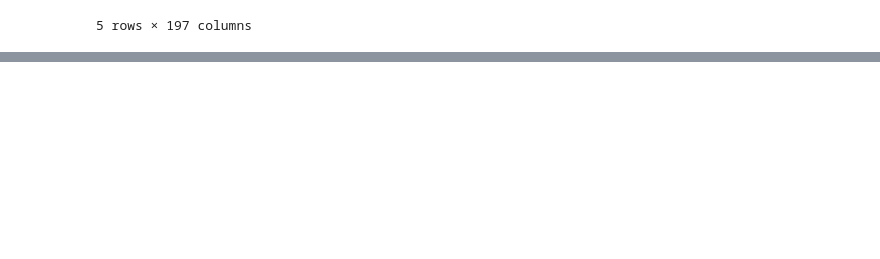
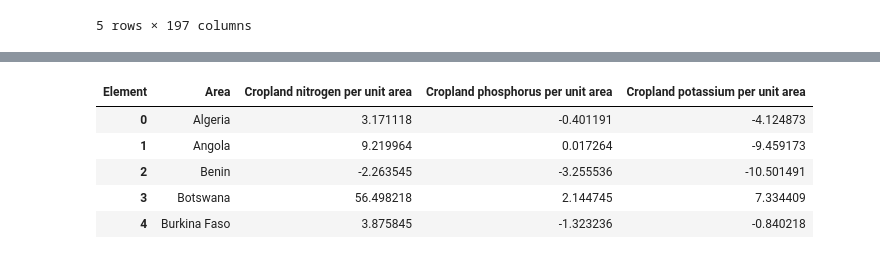
Before and after one commit to lucknera/projekt_interdyscyplinarny, a Jupyter notebook: models/olek-fe.ipynb, the cells around one changed output, grey strips where cells are left out. Saved outputs shown, nothing was run; the diff lists cells and outputs as text; code cells hidden in the pictures; blank space fills up the shorter version.

```diff
--- a/models/olek-fe.ipynb
+++ b/models/olek-fe.ipynb
@@ -131,0 +155,10 @@ nutrients.groupby("Item").count()
+# %%
+nutrients_pivot = summary.pivot(index='Area', columns = 'Element', values = 'mean').reset_index()
+nutrients_pivot.head()
+# %% [output]
+| Element | Area | Cropland nitrogen per unit area | Cropland phosphorus per unit area | Cropland potassium per unit area |
+| 0 | Algeria | 3.171118 | -0.401191 | -4.124873 |
+| 1 | Angola | 9.219964 | 0.017264 | -9.459173 |
+| 2 | Benin | -2.263545 | -3.255536 | -10.501491 |
+| 3 | Botswana | 56.498218 | 2.144745 | 7.334409 |
+| 4 | Burkina Faso | 3.875845 | -1.323236 | -0.840218 |
```
Also changed, not shown: parts of 10 cells of this notebook.
